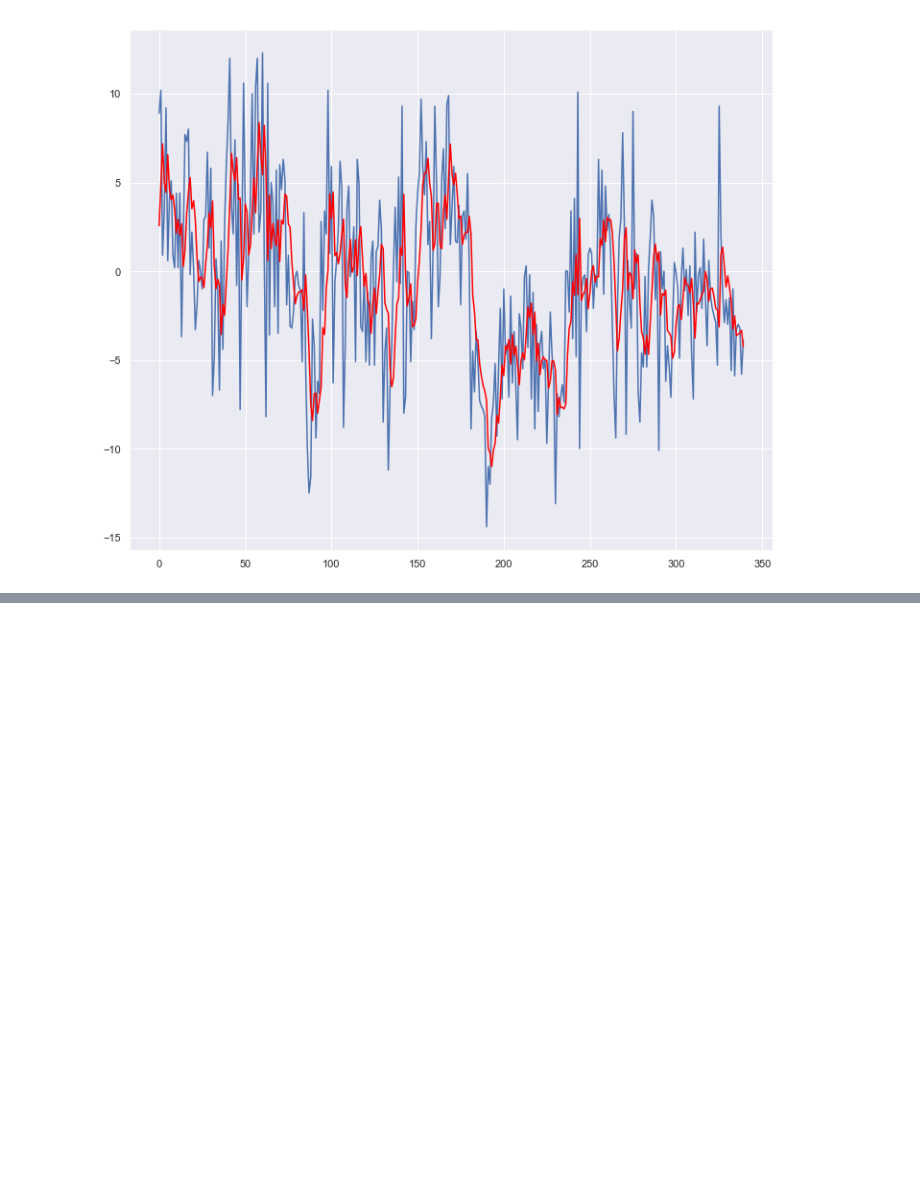
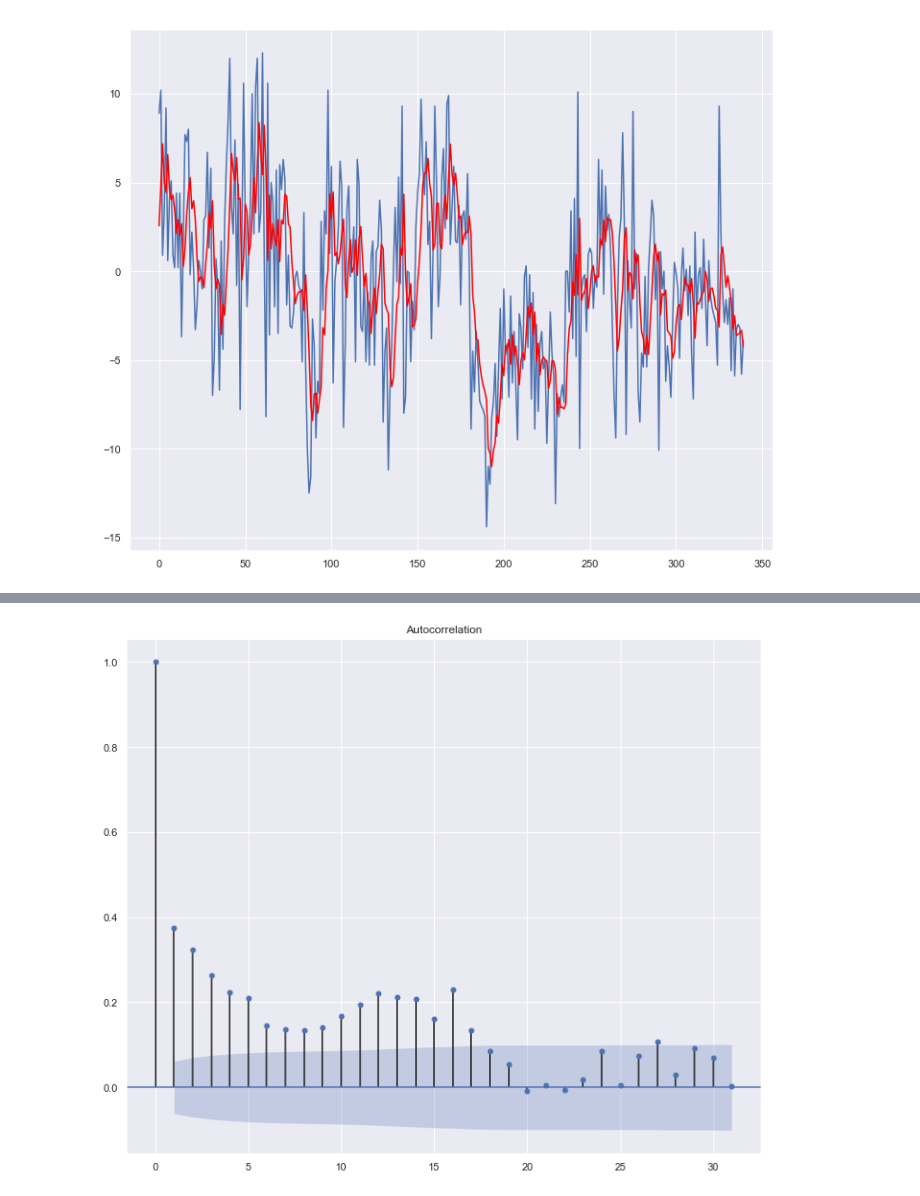
Before and after one commit to Jellybean12/Groepje-C3, a Jupyter notebook: Suckadick.ipynb, the cells around one changed output, grey strips where cells are left out. Cells and saved outputs as stored; diff of their text form; code cells hidden in the pictures; blank space fills up the shorter version.

```diff
--- a/Suckadick.ipynb
+++ b/Suckadick.ipynb
@@ -72,0 +156,12 @@ Test MSE: 20.841
+# %%
+from pandas import Series
+from matplotlib import pyplot
+from statsmodels.graphics.tsaplots import plot_acf
+series = read_csv('satallbor475.csv', header=0, parse_dates=[0], index_col=0, squeeze=True)
+series = pd.DataFrame(series)
+series['meting'] = series['meting'].multiply(1000)
+series = series.head(1000)
+plot_acf(series, lags=31)
+pyplot.show()
+# %% [output]
+[figure, added]
```
Also changed, not shown: parts of 8 cells of this notebook.
